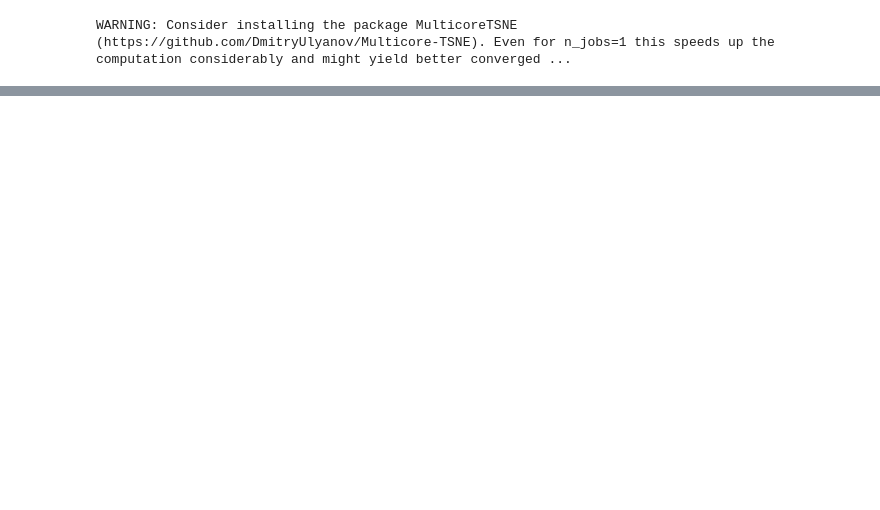
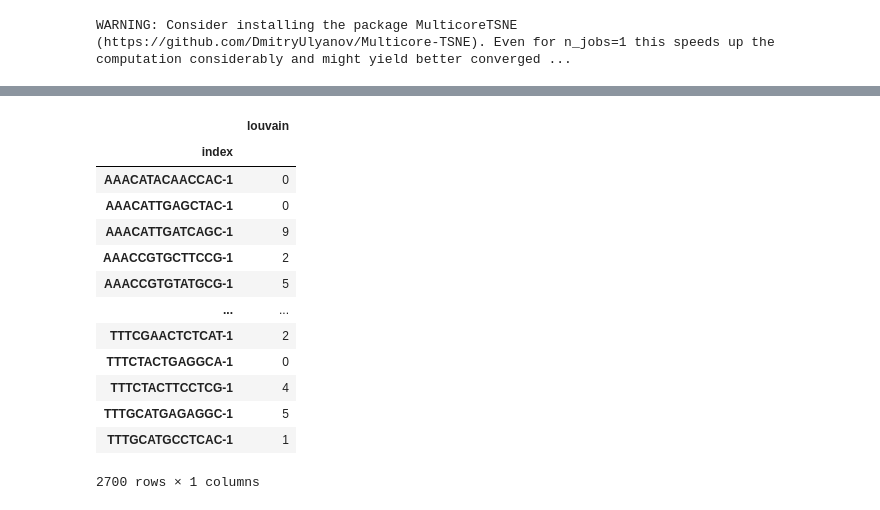
Before and after one commit to Aprilhuu/Single-Cell-Analysis-Web-Portal, a Jupyter notebook: Untitled.ipynb, the cells around one changed output, grey strips where cells are left out. Saved outputs shown, nothing was run; the diff lists cells and outputs as text; code cells hidden in the pictures; blank space fills up the shorter version.

```diff
--- a/Untitled.ipynb
+++ b/Untitled.ipynb
@@ -40,3 +81,20 @@ AnnData object with n_obs × n_vars = 2700 × 1892
+# %%
+sc.read_h5ad("cluster.h5ad").obs
+# %% [output]
+|  | louvain |
+| index |  |
+| AAACATACAACCAC-1 | 0 |
+| AAACATTGAGCTAC-1 | 0 |
+| AAACATTGATCAGC-1 | 9 |
+| AAACCGTGCTTCCG-1 | 2 |
+| AAACCGTGTATGCG-1 | 5 |
+| ... | ... |
+| TTTCGAACTCTCAT-1 | 2 |
+| TTTCTACTGAGGCA-1 | 0 |
+| TTTCTACTTCCTCG-1 | 4 |
+| TTTGCATGAGAGGC-1 | 5 |
+| TTTGCATGCCTCAC-1 | 1 |
+2700 rows × 1 columns
 # %%
 import iplot._scanpy._scatterplots as si
 import importlib
```
Also changed, not shown: parts of 9 cells of this notebook, 27 other files.
